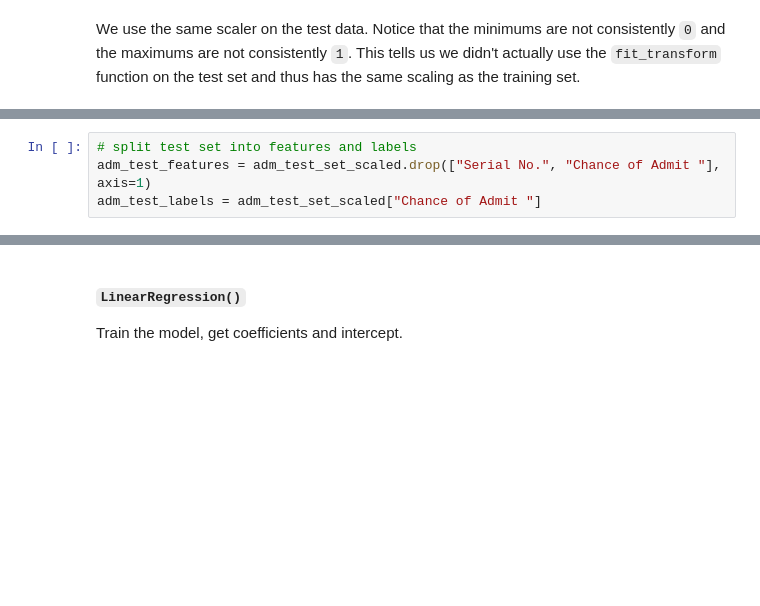
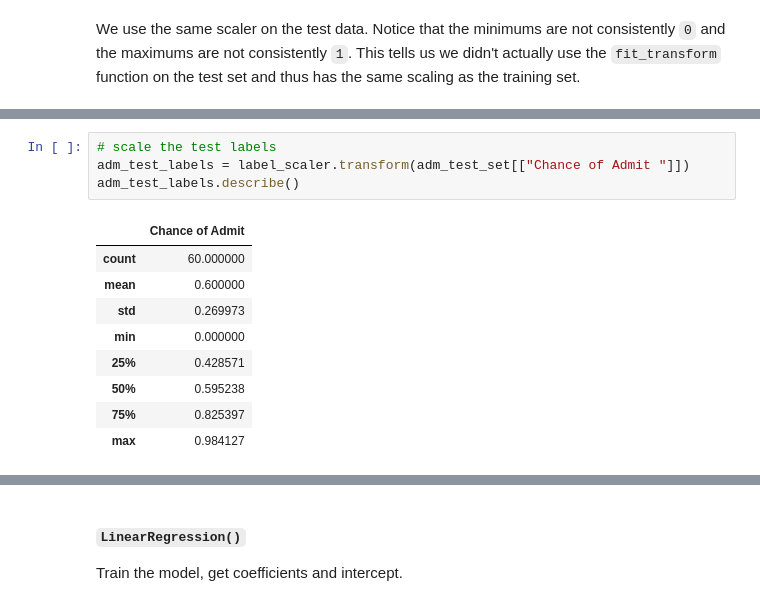
Before and after one commit to RochX/comp486-assignments, a Jupyter notebook: assignment4/assignment4.ipynb, the cells around one changed output, grey strips where cells are left out. Saved outputs shown, nothing was run; the diff lists cells and outputs as text; blank space fills up the shorter version.

```diff
--- a/assignment4/assignment4.ipynb
+++ b/assignment4/assignment4.ipynb
@@ -112,6 +95,16 @@ adm_training_labels = adm_training_set_scaled["Chance of Admit "]
-# %%
-# split test set into features and labels
-adm_test_features = adm_test_set_scaled.drop(["Serial No.", "Chance of Admit "], axis=1)
-adm_test_labels = adm_test_set_scaled["Chance of Admit "]
+# %%
+# scale the test labels
+adm_test_labels = label_scaler.transform(adm_test_set[["Chance of Admit "]])
+adm_test_labels.describe()
+# %% [output]
+|  | Chance of Admit |
+| count | 60.000000 |
+| mean | 0.600000 |
+| std | 0.269973 |
+| min | 0.000000 |
+| 25% | 0.428571 |
+| 50% | 0.595238 |
+| 75% | 0.825397 |
+| max | 0.984127 |
 # %%
 # set up the X_new variable with column names for each feature
```
Also changed, not shown: parts of 14 cells of this notebook.
